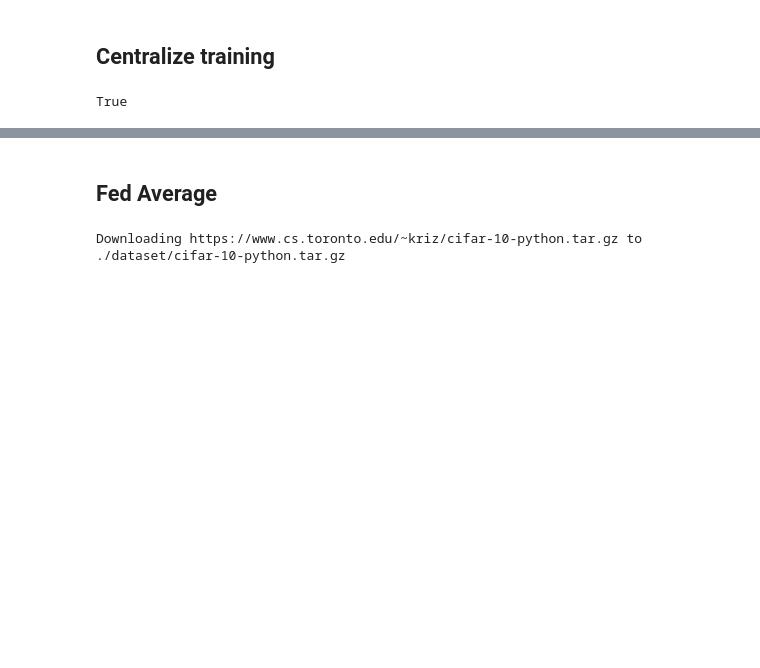
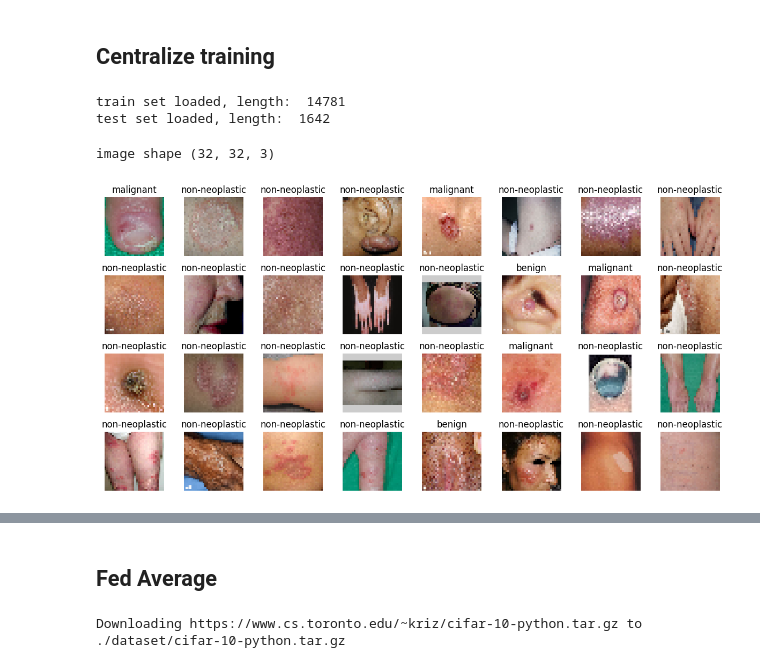
Before and after one commit to hungpham13/federated-learning, a Jupyter notebook: experiment.ipynb, the cells around one changed output, grey strips where cells are left out. Drawn from its saved outputs; the diff is of its cells as text; code cells hidden in the pictures; blank space fills up the shorter version.

Commit message:
update data loader for hihihi

```diff
--- a/experiment.ipynb
+++ b/experiment.ipynb
@@ -28,12 +25,3 @@ from model import Net, VGG16
 from main import simulate_cifar
 # %% [markdown]
 ## Centralize training
-# %%
-import os
-len([name for name in os.listdir('./data/images/')])
-from pathlib import Path
-
-path = Path('./data/images/') / '0a4e57f9bb53359378d1e5499e385cde'
-path.exists()
-# %% [output]
-True
@@ -43,3 +28,39 @@ trainloaders, valloaders, testloader = load_fitzpatrick(1, './data/images-fd/')
+# %%
+import matplotlib.pyplot as plt
+from dataloader import CLASSES
+
+from dataloader import load_cifars, load_fitzpatrick
+trainloaders, valloaders, testloader = load_fitzpatrick(1, './data/images/')
+# trainloaders, valloaders, testloader = load_cifars(1)
+
+images, labels = next(iter(testloader))
+
+
+# Reshape and convert images to a NumPy array
+# matplotlib requires images with the shape (height, width, 3)
+images = images.permute(0, 2, 3, 1).numpy()
+# Denormalize
+images = images / 2 + 0.5
+
+print('image shape', images[0].shape)
+
+# Create a figure and a grid of subplots
+fig, axs = plt.subplots(4, 8, figsize=(12, 6))
+
+# Loop over the images and plot them
+for i, ax in enumerate(axs.flat):
+    ax.imshow(images[i])
+    ax.set_title(CLASSES[labels[i]])
+    ax.axis("off")
+
+# Show the plot
+fig.tight_layout()
+plt.show()
+# %% [output]
+train set loaded, length:  14781
+test set loaded, length:  1642
+image shape (32, 32, 3)
+[figure, added]
 # %%
 trainloaders, valloaders, testloader = load_fitzpatrick(1, './data/images/')
 
```
Also changed, not shown: parts of 4 cells of this notebook, 4 other files.
